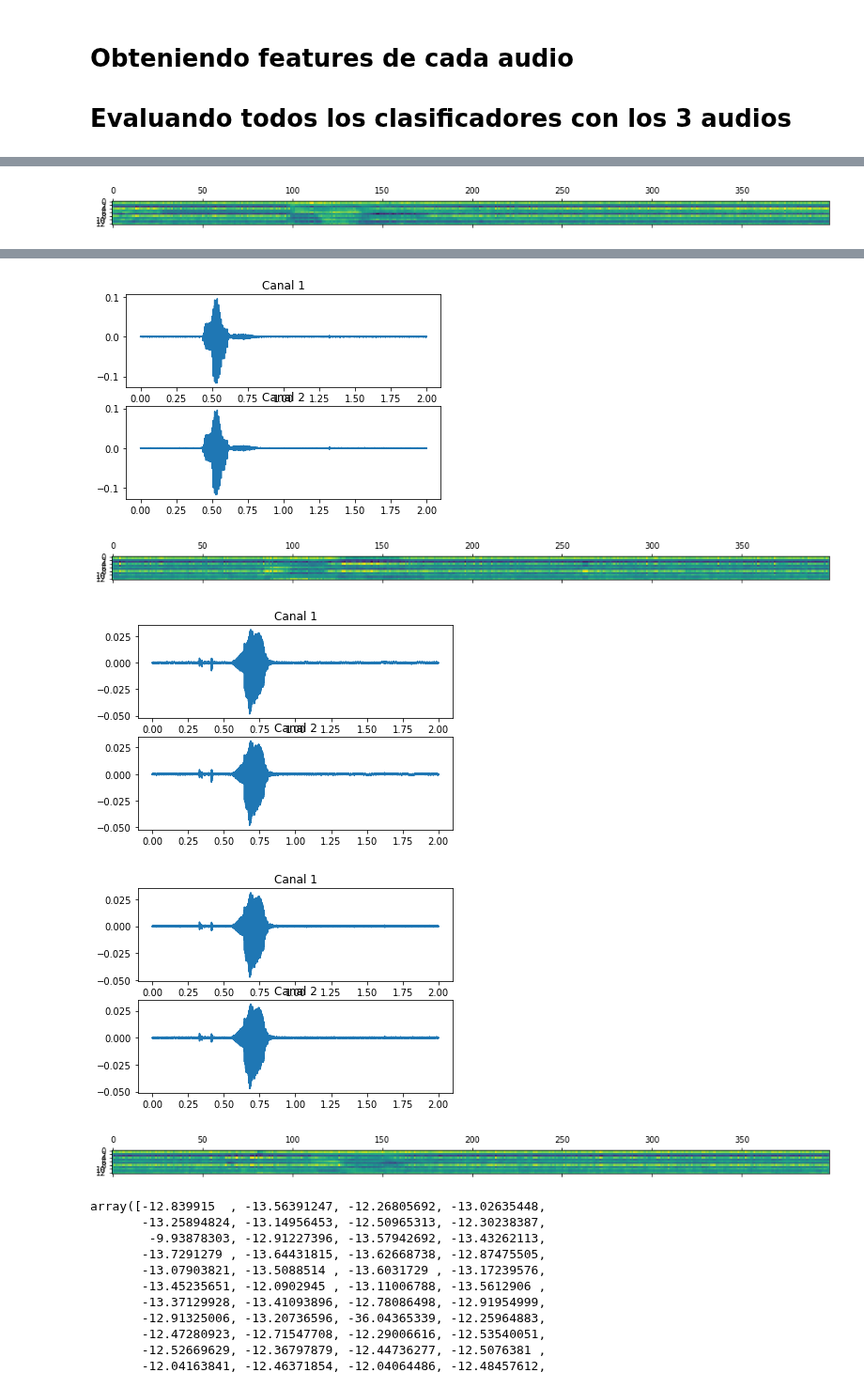
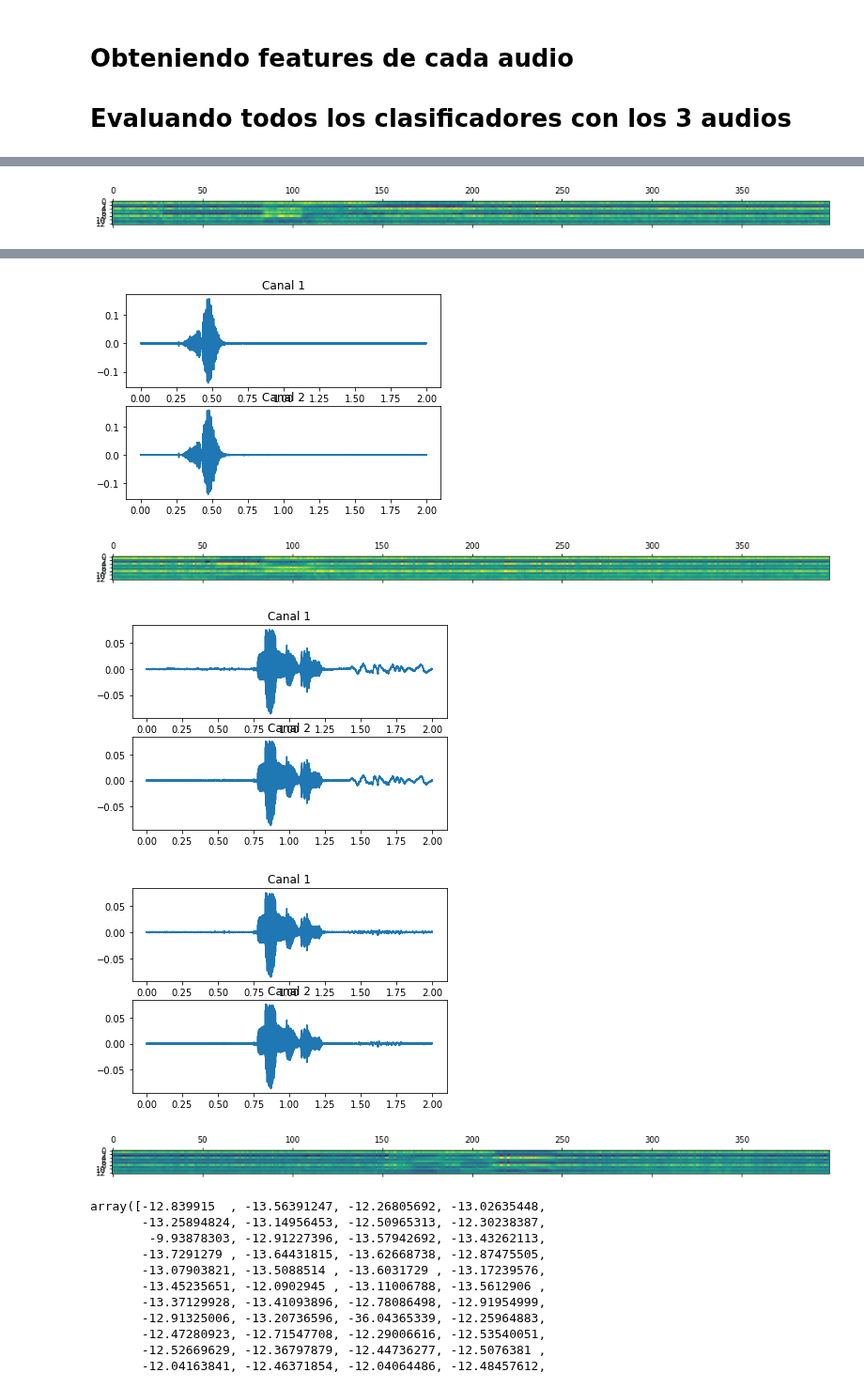
Before and after one commit to Los-Furros/modelos_reconocimiento_voz, a Jupyter notebook: proyecto.ipynb, the cells around one changed output, grey strips where cells are left out. Shown at 94% size. Cells and saved outputs as stored; diff of their text form; code cells hidden in the pictures.

Commit message:
probado con más audios para obtener una mejor precisión
Signed-off-by: brian-rg <brianreyesg@hotmail.com>

```diff
--- a/proyecto.ipynb
+++ b/proyecto.ipynb
@@ -128,7 +128,7 @@ import pickle
 from datetime import datetime
 # Experiment configuration
 conditions = [('Si', 1), ('No', 2), ('Hola', 3), ('Adios', 4), ('Más', 5), ('Menos', 6)]
-n_trials = 5
+n_trials = 30
 fixation_cross_time = 2
 preparation_time = 0.3
 training_time = 2
@@ -138,7 +138,7 @@ random.shuffle(trials)
 fs=44100
 # Data aquisition
 data = []
-for t in trials:
+for i,t in enumerate(trials):
     # Fixation cross
     print ("*********")
     time.sleep(fixation_cross_time)
@@ -152,7 +152,7 @@ channels=2,dtype='float64')
     sd.wait()
     data.append((t[0], t[1], recording))
     # Rest time
-    print ("----Descansa----")
+    print(f"----Descansa---- {len(trials) - i - 1} left. ")
     time.sleep(rest_time)
 # Play records
 for t in data:
@@ -422,8 +420,8 @@ Acc:  0.16666666666666666
 Recall:  0.16666666666666666
 Precision:  0.16666666666666666
 # %%
-x1, y1 = process_voice_commands("brian_com.obj")
-x2, y2 = process_voice_commands("jorge_com.obj")
+x1, y1 = process_voice_commands("brian30.obj")
+x2, y2 = process_voice_commands("jorge30.obj")
 
-x3, y3 = process_voice_commands("marlene_com.obj")
+x3, y3 = process_voice_commands("marlene30.obj")
 # %% [output]
@@ -432 +430 @@ x3, y3 = process_voice_commands("marlene_com.obj")
-[figure, old version]
+[figure, new version]
@@ -434,8 +432,8 @@ x3, y3 = process_voice_commands("marlene_com.obj")
-[figure, old version]
+[figure, new version]
-[figure, old version]
+[figure, new version]
-[figure, old version]
+[figure, new version]
-[figure, old version]
+[figure, new version]
-[figure, old version]
+[figure, new version]
 # %%
 # trainX = np.concatenate((x1, x2), axis=0)
 # trainX.shape
```
Also changed, not shown: parts of 10 cells of this notebook, 1 other file.
